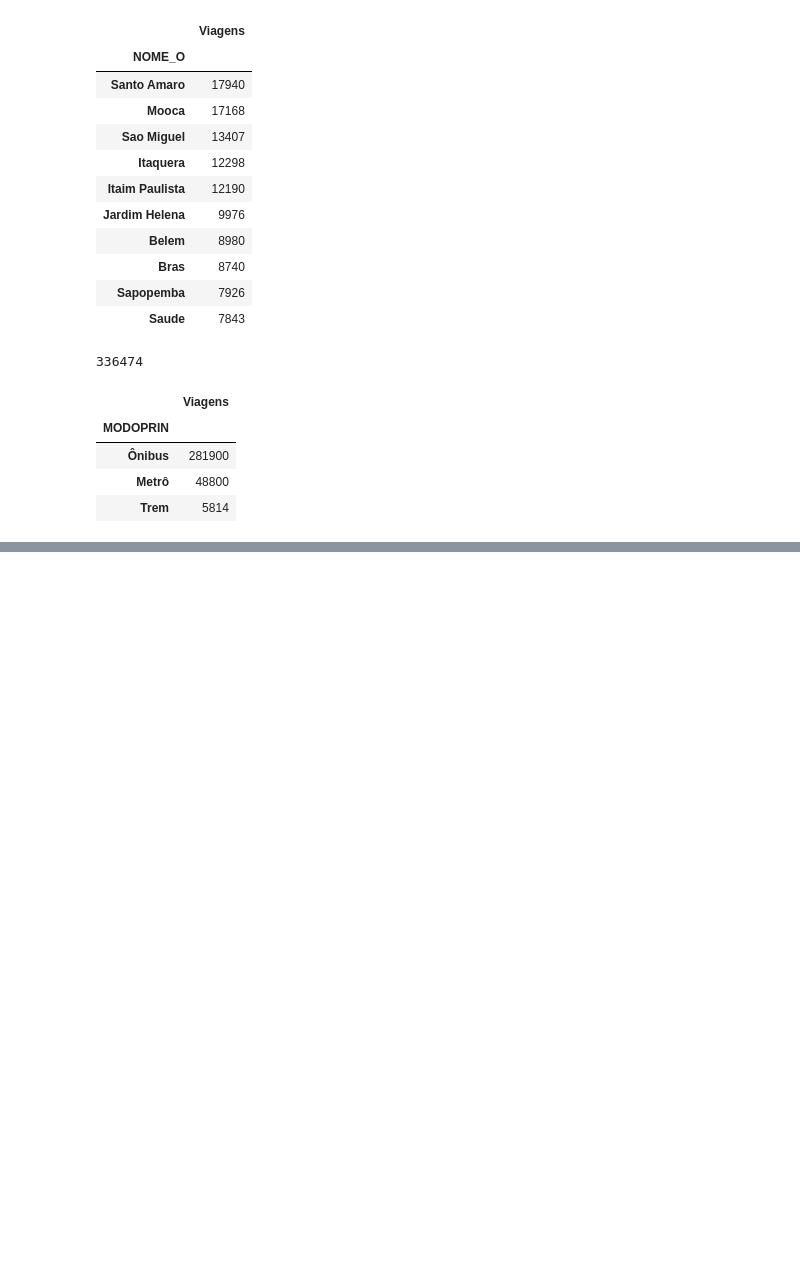
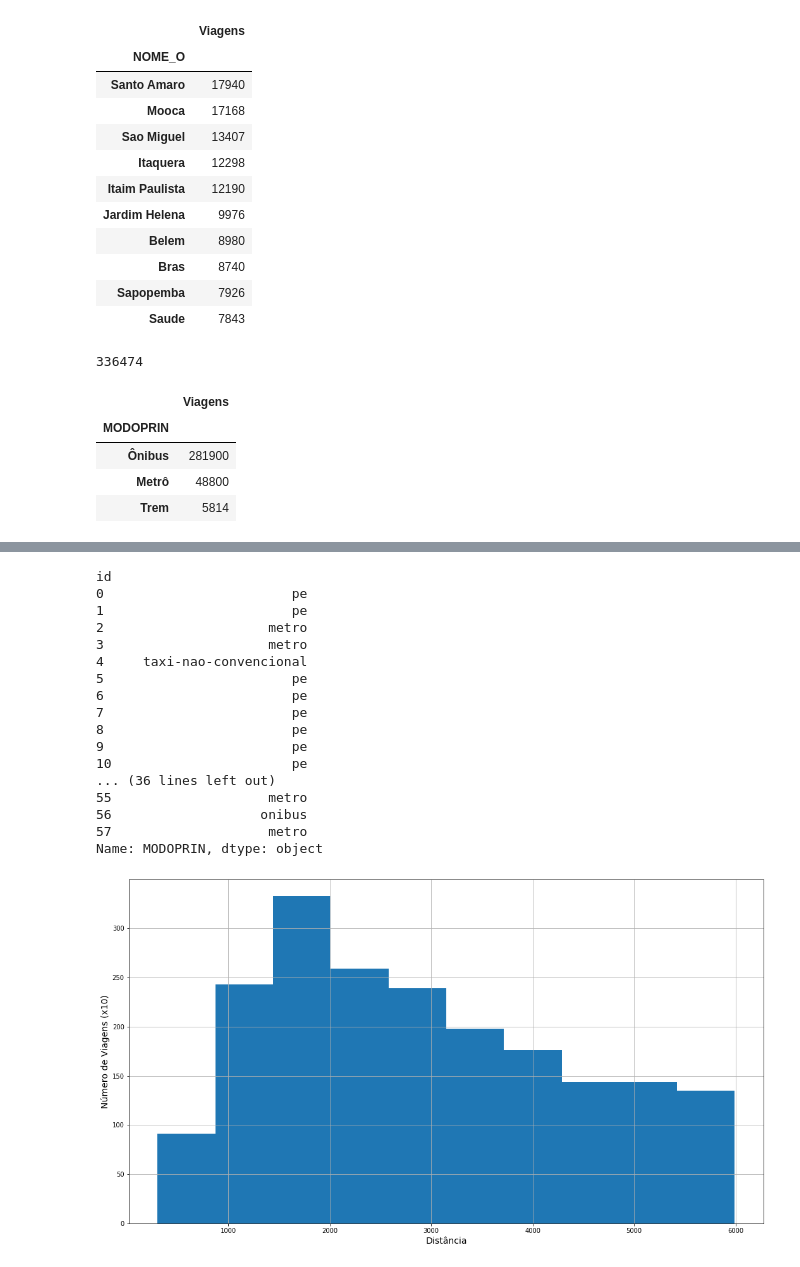
Before and after one commit to ezambomsantana/analise_od, a Jupyter notebook: notebook/Bike Analysis.ipynb, the cells around one changed output, grey strips where cells are left out. Drawn from its saved outputs; the diff is of its cells as text; code cells hidden in the pictures; blank space fills up the shorter version.

```diff
--- a/notebook/Bike Analysis.ipynb
+++ b/notebook/Bike Analysis.ipynb
@@ -456,0 +472,50 @@ modo.head(10)
+# %%
+folder_data = "../data/"
+arq17 = "dados17_distance.csv"
+
+data17_distance = pd.read_csv(folder_data + arq17, dtype={'ZONA_O': str, 'ZONA_D': str}, header=0,delimiter=",", low_memory=False)
+data17_distance = data17_distance.dropna(subset=['CO_O_X'])
+data17_distance = data17_distance.set_index('id')
+
+modos17 = {0:'outros',1:'metro',2:'trem',3:'metro',4:'onibus',5:'onibus',6:'onibus',7:'fretado', 8:'escolar',9:'carro-dirigindo', 10: 'carro-passageiro', 11:'taxi', 12:'taxi-nao-convencional', 13:'moto', 14:'moto-passageiro', 15:'bicicleta', 16:'pe', 17: 'outros'}
+data17_distance['MODOPRIN'] = data17_distance['MODOPRIN'].replace(modos17)
+
+flows = pd.read_csv("../data/flows_public.csv", encoding='latin-1')
+lines = []
+viagens = []
+
+flows = flows.set_index('index')
+flows = flows.join(data17_distance, lsuffix='_left', rsuffix='_right')
+
+flows['FE_VIA'].sum()
+
+plt.figure(figsize=(30,20))
+# plot chart
+
+ax = flows['DISTANCE'].hist()
+ax.figure.set_size_inches(18,10)
+
+plt.xlabel('Distância', fontsize=14)
+plt.ylabel('Número de Viagens (x10)', fontsize=14)
+
+# plot table
+plt.show()
+# %% [output]
+id
+0                        pe
+1                        pe
+2                     metro
+3                     metro
+4     taxi-nao-convencional
+5                        pe
+6                        pe
+7                        pe
+8                        pe
+9                        pe
+10                       pe
+... (36 lines left out)
+55                    metro
+56                   onibus
+57                    metro
+Name: MODOPRIN, dtype: object
+[figure, added]
```
Also changed, not shown: parts of 1 cell of this notebook.
